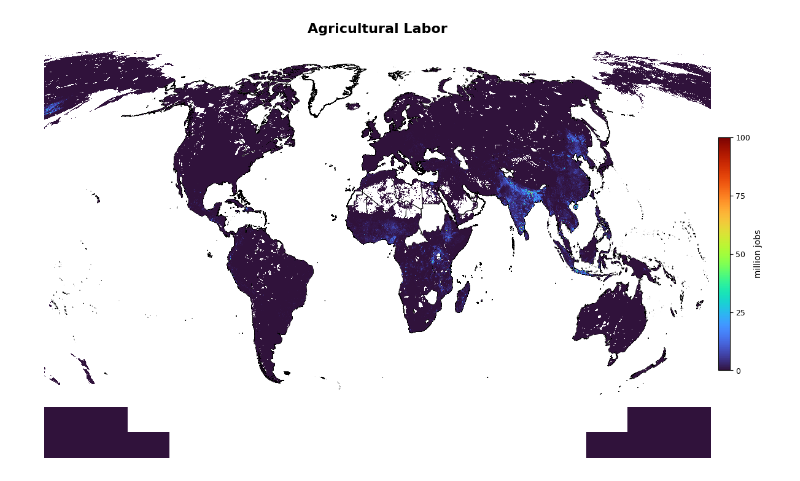
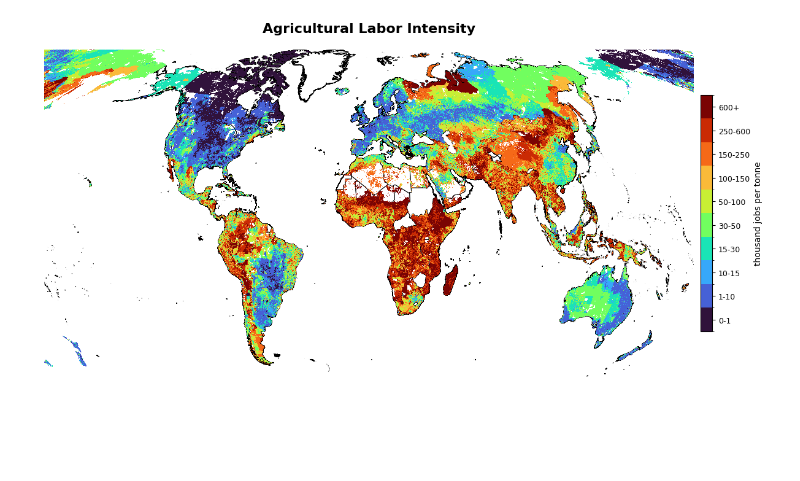
Before and after one commit to carinamani/AgDownscaling, a Jupyter notebook: 04_FIGURES/map_final_rasters.ipynb, the cells around one changed output. Cells and saved outputs as stored; diff of their text form; code cells hidden in the pictures; blank space fills up the shorter version.

Commit message:
fix raster maps

```diff
--- a/04_FIGURES/map_final_rasters.ipynb
+++ b/04_FIGURES/map_final_rasters.ipynb
@@ -48,20 +50,26 @@ labor = labor.rio.reproject(crs)
 labor_p10 = labor_p10.rio.reproject(crs)
 labor_p90 = labor_p90.rio.reproject(crs)
 
+production = production.rio.reproject(crs)
+
 country_boundaries = country_boundaries.to_crs(crs)
 
 # convert to million
-capital_million = capital / 1e6
-capital_million_p10 = capital_p10 / 1e6
-capital_million_p90 = capital_p90 / 1e6
+capital_thousand = capital / 1e3
+capital_thousand_p10 = capital_p10 / 1e3
+capital_thousand_p90 = capital_p90 / 1e3
 
 labor_thousand = labor / 1e3
 labor_thousand_p10 = labor_p10 / 1e3
 labor_thousand_p90 = labor_p90 / 1e3
 
 # calculate % differnce
-capital_million_p10_percent_diff = (capital_million_p10 - capital_million) / capital_million
-capital_million_p90_percent_diff = (capital_million_p90 - capital_million) / capital_million
+capital_thousand_p10_percent_diff = (capital_thousand_p10 - capital_thousand) / capital_thousand
+capital_thousand_p90_percent_diff = (capital_thousand_p90 - capital_thousand) / capital_thousand
 
-labor_million_p10_percent_diff = (labor_thousand_p10 - labor_thousand) / labor_thousand
-labor_million_p90_percent_diff = (labor_thousand_p90 - labor_thousand) / labor_thousand
+labor_thousand_p10_percent_diff = (labor_thousand_p10 - labor_thousand) / labor_thousand
+labor_thousand_p90_percent_diff = (labor_thousand_p90 - labor_thousand) / labor_thousand
+
+# calculate intensities
+capital_intensity_USD_per_tonne = capital / production
+labor_intensity_thousand_jobs_per_tonne = (labor / production) * 1e3
@@ -235,51 +250,64 @@ plt.show()
 # %%
-##### Produce global map of labor (million jobs)
+##### Produce global map of labor intensity
 
 # Prepare raster
-labor_plot = labor_thousand.squeeze()
+value_plot = labor_intensity_thousand_jobs_per_tonne.squeeze()
+
+# Define bin ranges (roughly deciles)
+data_max = np.nanmax(value_plot.values)
+cap = data_max
+bounds = [0, 1, 10, 15, 30, 50, 100, 150, 250, 600, cap]
+labels = ['0-1', '1-10', '10-15', '15-30', '30-50', '50-100', '100-150', '150-250', '250-600', '600+']
+
+n_bins = len(bounds) - 1
+cmap = plt.get_cmap("turbo", n_bins)
+norm = mcolors.BoundaryNorm(bounds, cmap.N)
 
 # Create figure
 fig, ax = plt.subplots(figsize=(12, 8))
 
-# Country borders underneath
 country_boundaries.plot(
     ax=ax,
     facecolor="none",
     edgecolor="black",
     linewidth=0.6,
     zorder=1
 )
 
-# Raster on top
-im = labor_plot.plot(
+im = value_plot.plot(
     ax=ax,
-    cmap="turbo",
-    vmin=0,
-    vmax=100,
+    cmap=cmap,
+    norm=norm,
     add_colorbar=False,
     add_labels=False,
     zorder=2
 )
 
+# Clip to country_boundaries
+minx, miny, maxx, maxy = country_boundaries.total_bounds
+ax.set_xlim(minx, maxx)
+ax.set_ylim(miny, maxy)
+
 ax.set_axis_off()
-ax.set_title("Agricultural Labor", fontsize=16, weight='bold', pad=20)
+ax.set_title("Agricultural Labor Intensity", fontsize=16, weight='bold', pad=20)
 
-# Colorbar
 cbar = fig.colorbar(
     im,
     ax=ax,
     orientation="vertical",
     fraction=0.02,
     pad=0.01,
-    shrink=0.5
+    shrink=0.5,
+    boundaries=bounds,
+    ticks=[(bounds[i] + bounds[i+1]) / 2 for i in range(len(bounds) - 1)]
 )
-cbar.set_label("million jobs", fontsize=10)
+cbar.ax.set_yticklabels(labels)
+cbar.set_label("thousand jobs per tonne", fontsize=10)
 cbar.ax.tick_params(labelsize=9)
-cbar.set_ticks([0, 25, 50, 75, 100])
 
 plt.tight_layout()
 plt.show()
 
-fig.savefig(f"{fd}/labor.png", dpi=300, bbox_inches='tight')
+fig.savefig(f"{fd}/labor_intensity.png", dpi=300, bbox_inches='tight')
 # %% [output]
-[figure, old version]
+[figure, new version]
```
Also changed, not shown: parts of 13 cells of this notebook.
